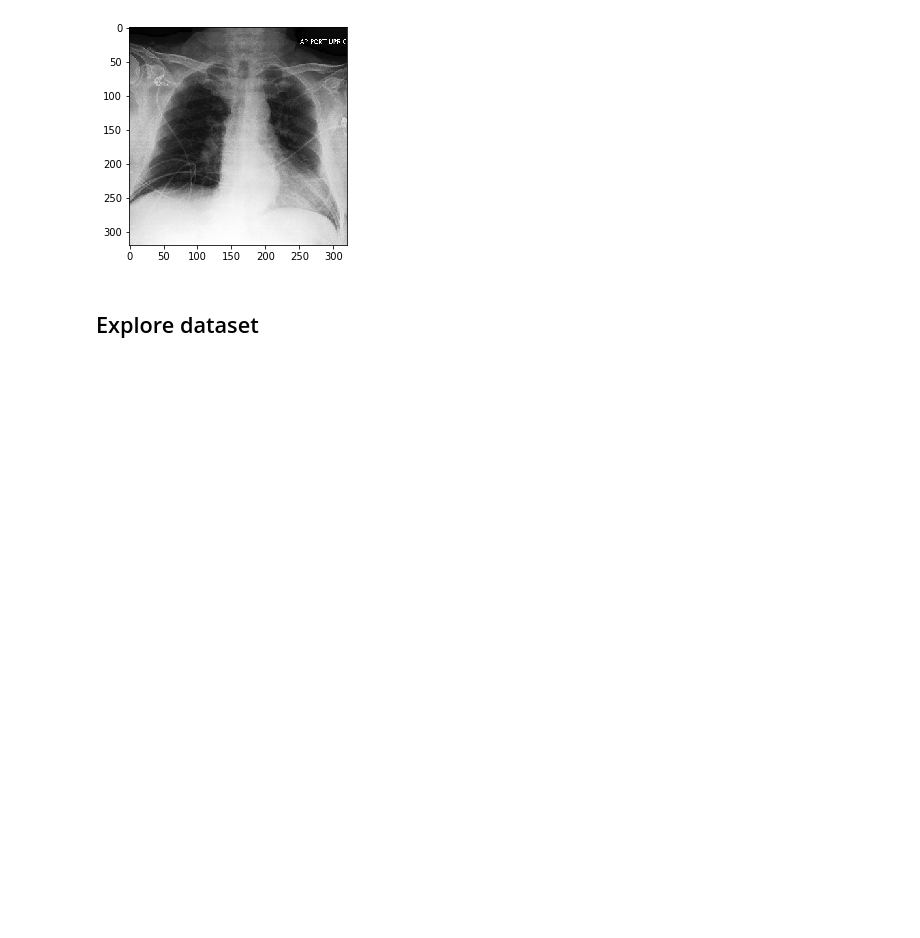
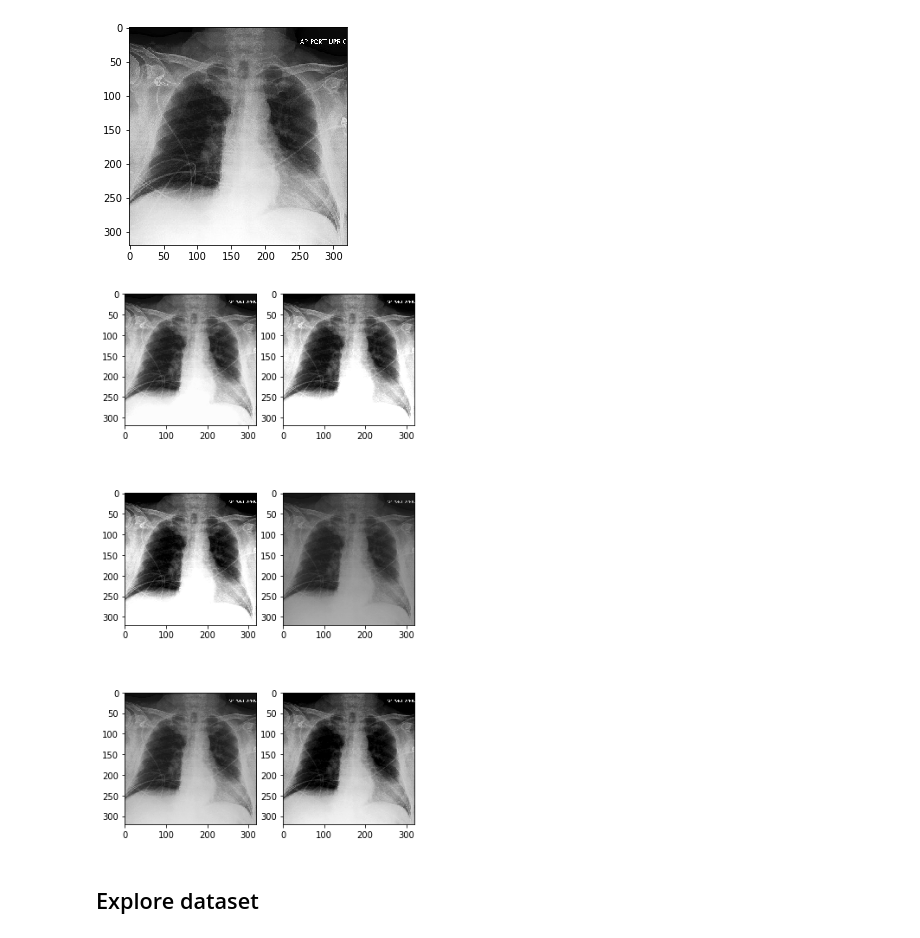
Before and after one commit to kamenbliznashki/chexpert, a Jupyter notebook: Explore_data.ipynb, the cells around one changed output. Cells and saved outputs as stored; diff of their text form; code cells hidden in the pictures; blank space fills up the shorter version.

Commit message:
add grad-cam visualization to readme; add data augmentation result

```diff
--- a/Explore_data.ipynb
+++ b/Explore_data.ipynb
@@ -41,6 +41,17 @@ plt.imshow(transforms(img).permute(1,2,0))
 # %% [output]
 <matplotlib.image.AxesImage at 0x...>
 [figure]
+# %%
+transforms = T.Compose([
+    T.CenterCrop(320),
+    T.ColorJitter(brightness=0.25, contrast=0.25),
+    T.ToTensor(),
+    T.Lambda(lambda x: x.expand(3,-1,-1))])
+_, axs = plt.subplots(3,2, figsize=(6,12))
+for ax in axs.flatten():
+    ax.imshow(transforms(img).permute(1,2,0))
+# %% [output]
+[figure, added]
 # %% [markdown]
 ## Explore dataset
 # %% [markdown]
```
Also changed, not shown: 5 other files.
